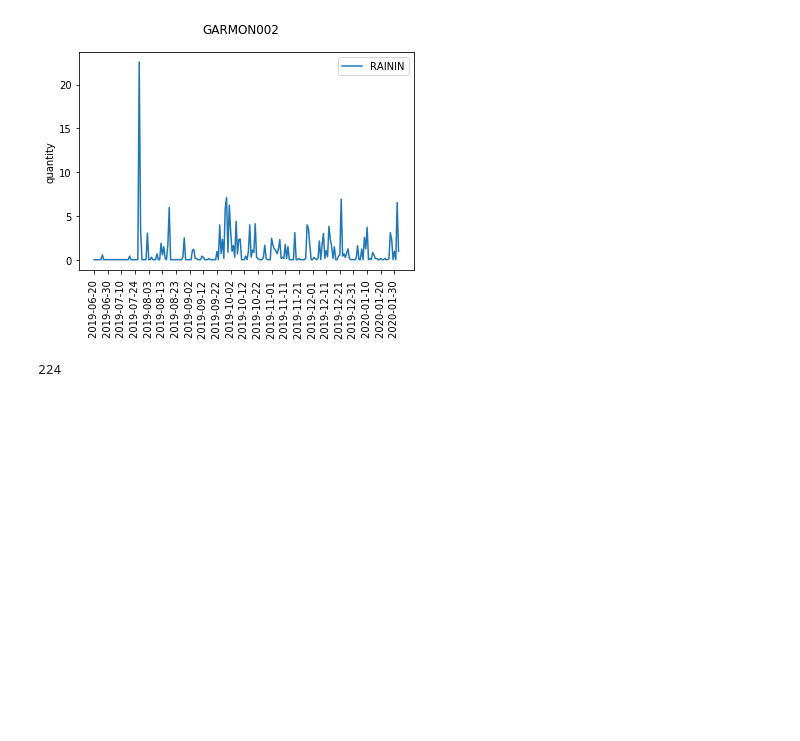
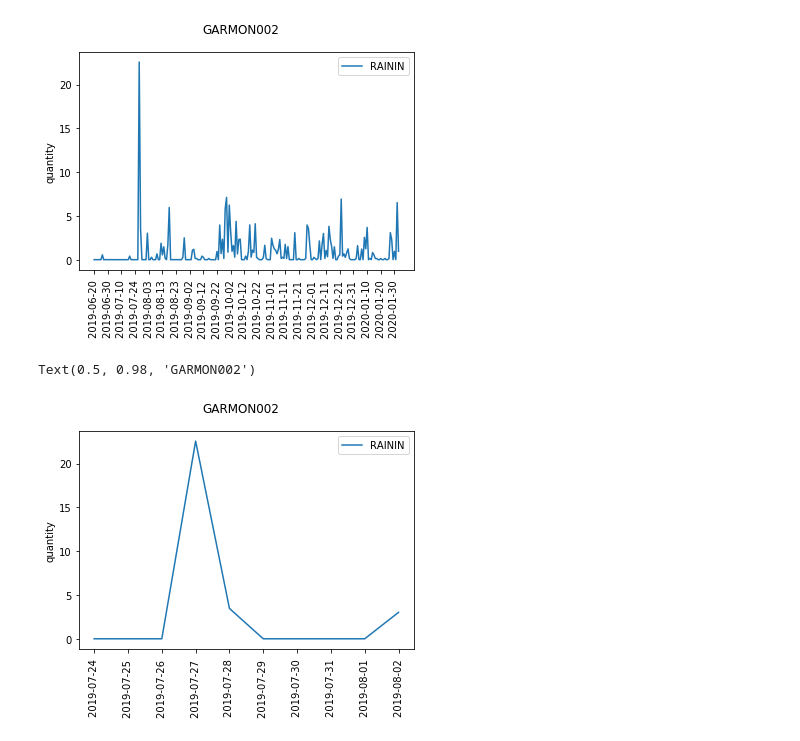
Before and after one commit to eoguzinci/KUL_Datathon_Laqua, a Jupyter notebook: garmon/find_rain.ipynb, the cells around one changed output. Cells and saved outputs as stored; diff of their text form; code cells hidden in the pictures; blank space fills up the shorter version.

```diff
--- a/garmon/find_rain.ipynb
+++ b/garmon/find_rain.ipynb
@@ -124,7 +124,19 @@ fig.suptitle(id_star)
 # %% [output]
 Text(0.5, 0.98, 'GARMON002')
 [figure]
-# %%
-print(df_day.shape[0])
-# %% [output]
-224
+# %%
+TICK_STEP = 1
+T0 = 30
+T1 = 40
+fig, ax = plt.subplots(1, 1, sharex=True)
+ax.plot(df_day['RAININ'][T0:T1], label='RAININ')
+ax.legend()
+# ax.set_xlabel(date_star)
+ax.set_ylabel('quantity')
+# start, end = ax.get_xlim()
+ax.xaxis.set_ticks(np.arange(0, df_day[T0:T1].shape[0], TICK_STEP))
+ax.set_xticklabels(df_day[T0:T1].index[0::TICK_STEP], rotation='vertical')
+fig.suptitle(id_star)
+# %% [output]
+Text(0.5, 0.98, 'GARMON002')
+[figure, added]
```
